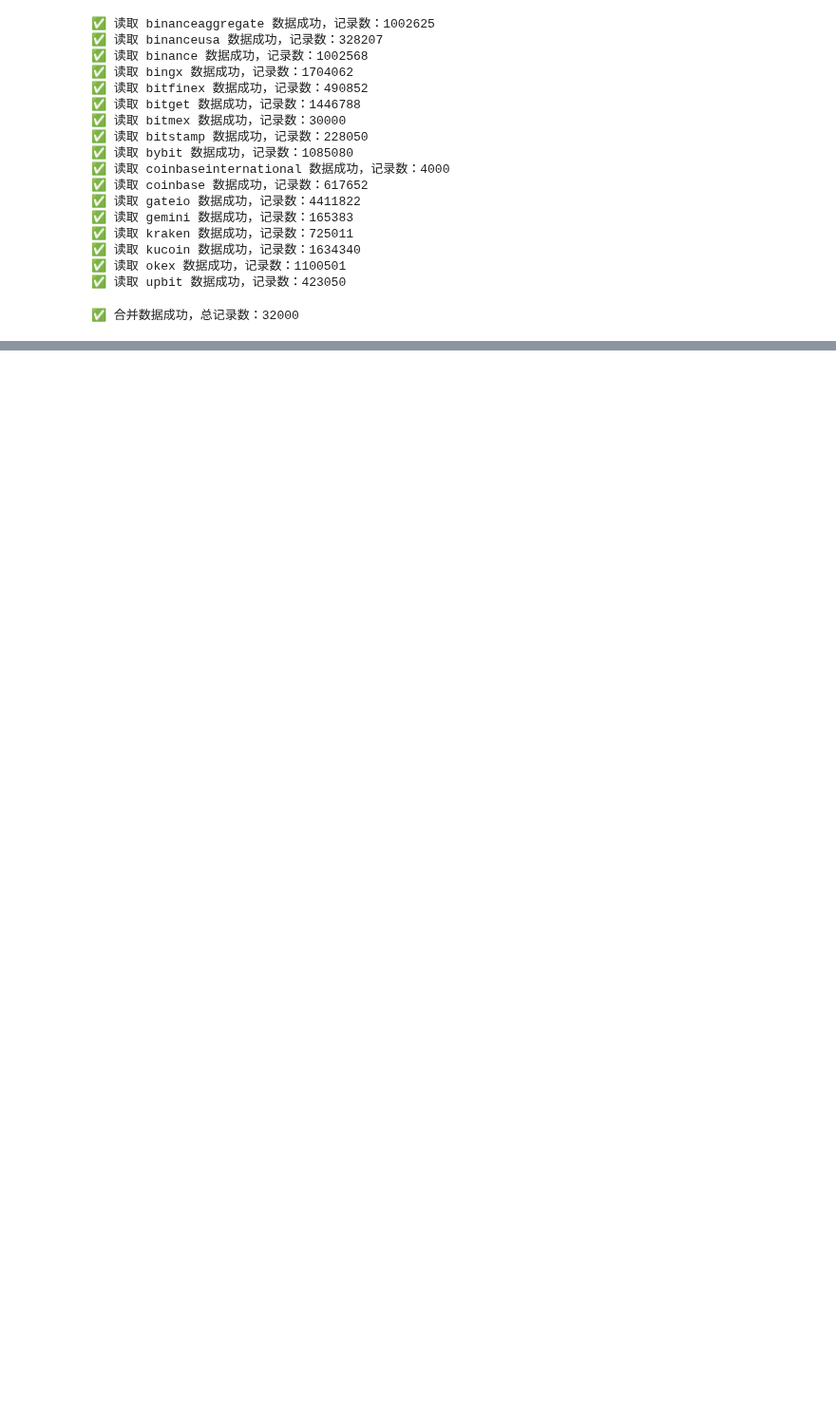
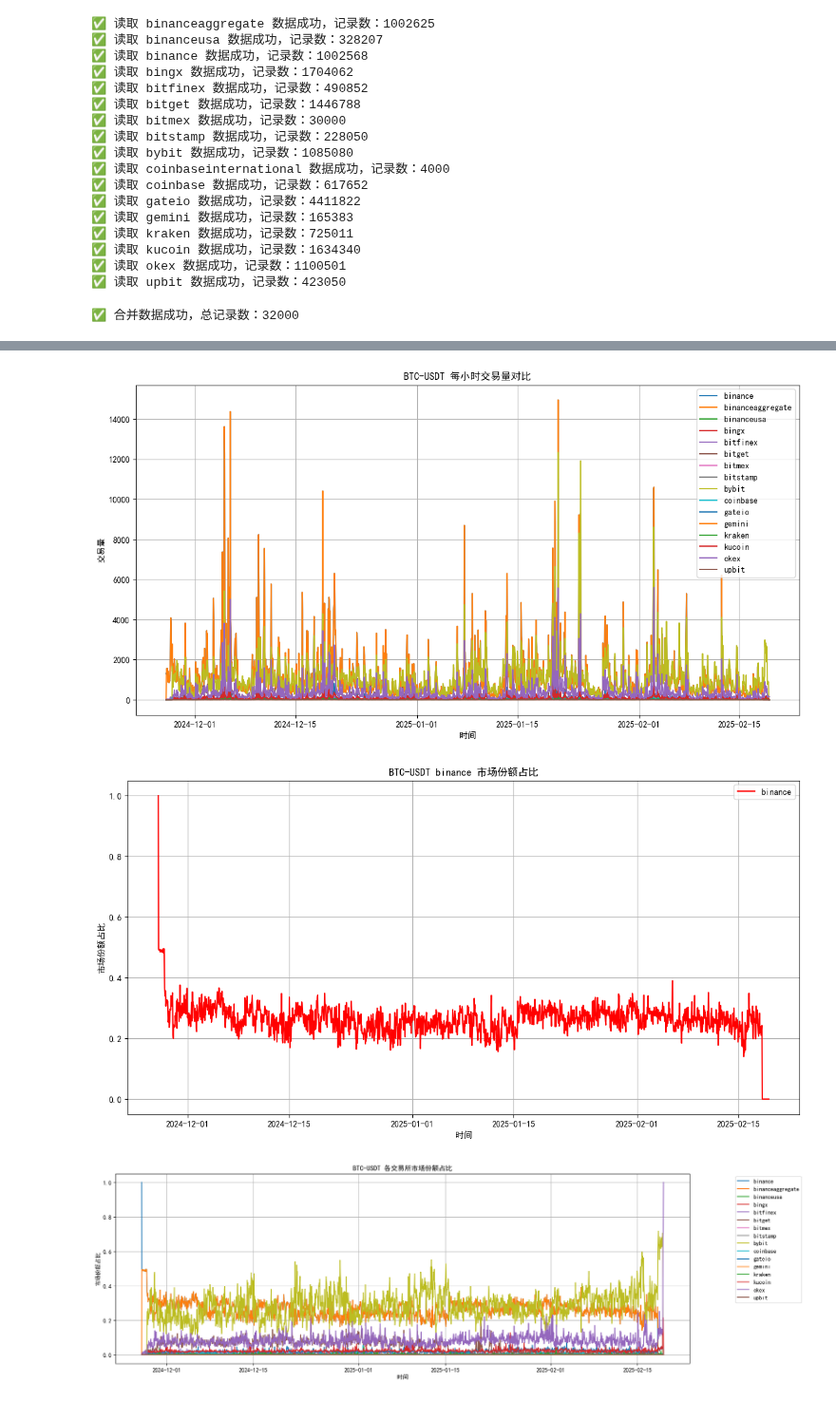
Before and after one commit to Cacidy/Project, a Jupyter notebook: spot_volume/data_process.ipynb, the cells around one changed output, grey strips where cells are left out. Shown at 95% size. Drawn from its saved outputs; the diff is of its cells as text; code cells hidden in the pictures; blank space fills up the shorter version.

```diff
--- a/spot_volume/data_process.ipynb
+++ b/spot_volume/data_process.ipynb
@@ -3,8 +3,12 @@ import os
 import pandas as pd
 import matplotlib.pyplot as plt
 import seaborn as sns
+
+plt.rcParams["font.sans-serif"] = ["SimHei"]
+plt.rcParams["axes.unicode_minus"] = False
 # %%
-data_folder = r"E:\spot_volume"
+# data_folder = r"E:\spot_volume"
+data_folder = "C:/Users/YuweiCao/Documents/spot_volume_result" # 数据比较大 存在一个指定文件夹中
 
 # 获取所有 CSV 文件
 csv_files = [f for f in os.listdir(data_folder) if f.endswith(".csv")]
@@ -165,0 +65,71 @@ T-test p-value: 0.0000
+# %%
+# 按小时和交易所分组，计算每小时交易量
+hourly_volume = combined_data.groupby(["time", "exchange"])["volume"].sum().unstack()
+
+# 计算全市场每小时总交易量
+hourly_volume["total_market_volume"] = hourly_volume.sum(axis=1)
+# 如果某小时没有交易量数据，NaN填充为 0
+hourly_volume = hourly_volume.fillna(0)
+
+# 计算占比
+hourly_volume_share = hourly_volume.div(hourly_volume["total_market_volume"], axis=0)
+
+print("每小时各交易所交易量：")
+print(hourly_volume.head())
+
+print("\n每小时各交易所市场份额占比：")
+print(hourly_volume_share.head())
+
+# 可视化：各交易所每小时交易量
+plt.figure(figsize=(14, 7))
+for exchange in hourly_volume.columns[:-1]:  # 排除 total_market_volume
+    plt.plot(hourly_volume.index, hourly_volume[exchange], label=exchange)
+plt.title(f"{target_instrument} 每小时交易量对比")
+plt.xlabel("时间")
+plt.ylabel("交易量")
+plt.legend()
+plt.grid()
+plt.show()
+
+# 可视化：目标交易所市场份额占比
+target_exchange = "binance"
+if target_exchange in hourly_volume_share.columns:
+    plt.figure(figsize=(14, 7))
+    plt.plot(hourly_volume_share.index, hourly_volume_share[target_exchange], label=target_exchange, color="red")
+    plt.title(f"{target_instrument} {target_exchange} 市场份额占比")
+    plt.xlabel("时间")
+    plt.ylabel("市场份额占比")
+    plt.legend()
+    plt.grid()
+    plt.show()
+else:
+    print(f"⚠️ 目标交易所 {target_exchange} 不在数据中！")
+
+
+# # 遍历所有交易所
+# for exchange in hourly_volume_share.columns:
+#     if exchange != "total_market_volume":  # 排除总交易量列
+#         plt.figure(figsize=(14, 7))
+#         plt.plot(hourly_volume_share.index, hourly_volume_share[exchange], label=exchange, color="red")
+#         plt.title(f"{target_instrument} {exchange} 市场份额占比")
+#         plt.xlabel("时间")
+#         plt.ylabel("市场份额占比")
+#         plt.ylim(0, 1)
+#         plt.legend()
+#         plt.grid()
+#         plt.show()
+
+plt.figure(figsize=(18, 6))
+
+# 遍历所有交易所并绘制曲线
+for exchange in hourly_volume_share.columns:
+    if exchange != "total_market_volume":
+        plt.plot(hourly_volume_share.index, hourly_volume_share[exchange], label=exchange)
+
+plt.title(f"{target_instrument} 各交易所市场份额占比")
+plt.xlabel("时间")
+plt.ylabel("市场份额占比")
+plt.legend(loc="upper right", bbox_to_anchor=(1.2, 1))
+plt.grid()
+plt.show()
+# %% [output]
@@ -165,0 +153,3 @@ T-test p-value: 0.0000
+[figure, added]
+[figure, added]
+[figure, added]
```
Also changed, not shown: parts of 10 cells of this notebook, 1 other file.
